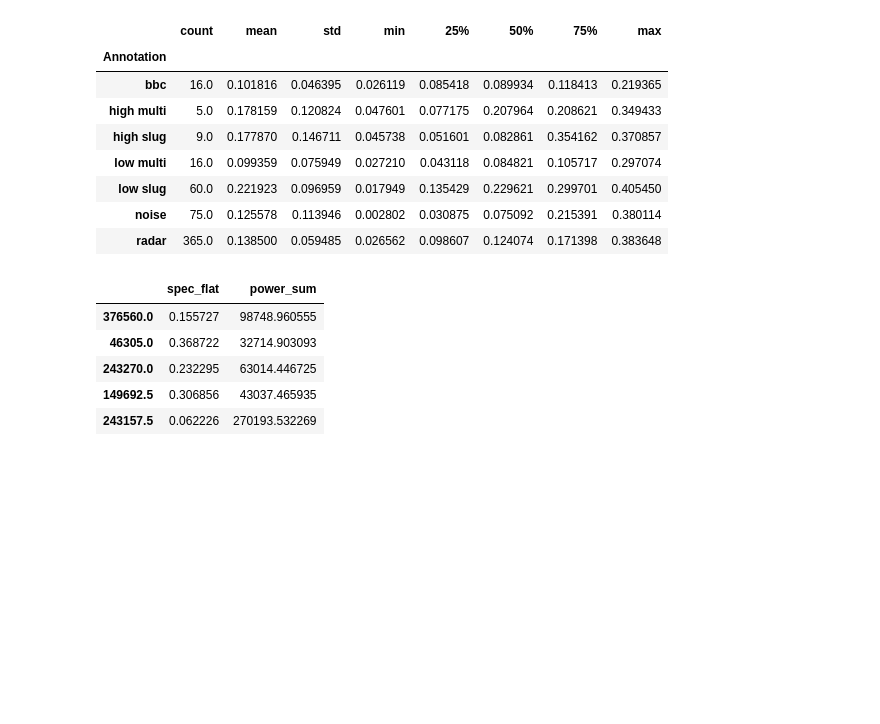
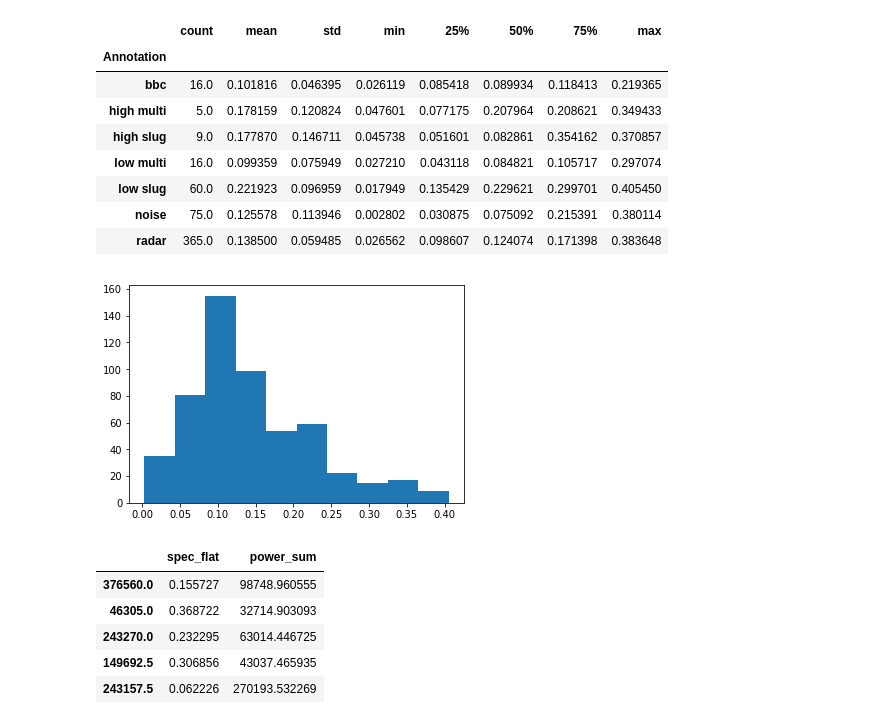
Before and after one commit to grace3999/USV_Python, a Jupyter notebook: Notebooks/Features_from_annotations_clustering.ipynb, the cells around one changed output. Drawn from its saved outputs; the diff is of its cells as text; code cells hidden in the pictures; blank space fills up the shorter version.

```diff
--- a/Notebooks/Features_from_annotations_clustering.ipynb
+++ b/Notebooks/Features_from_annotations_clustering.ipynb
@@ -172,8 +176,10 @@ features_with_info.groupby('Annotation')['spec_flat'].describe()
 | noise | 75.0 | 0.125578 | 0.113946 | 0.002802 | 0.030875 | 0.075092 | 0.215391 | 0.380114 |
 | radar | 365.0 | 0.138500 | 0.059485 | 0.026562 | 0.098607 | 0.124074 | 0.171398 | 0.383648 |
 # %%
-plt.hist(annot_features_df_535_low_multi_slices['power_sum'].values)
+plt.hist(features_with_info['spec_flat'], bins = 10)
 plt.show()
+# %% [output]
+[figure, added]
 # %%
 features = features_with_info[['spec_flat', 'power_sum']]
 features.head()
```
Also changed, not shown: parts of 16 cells of this notebook, 7 other files.
